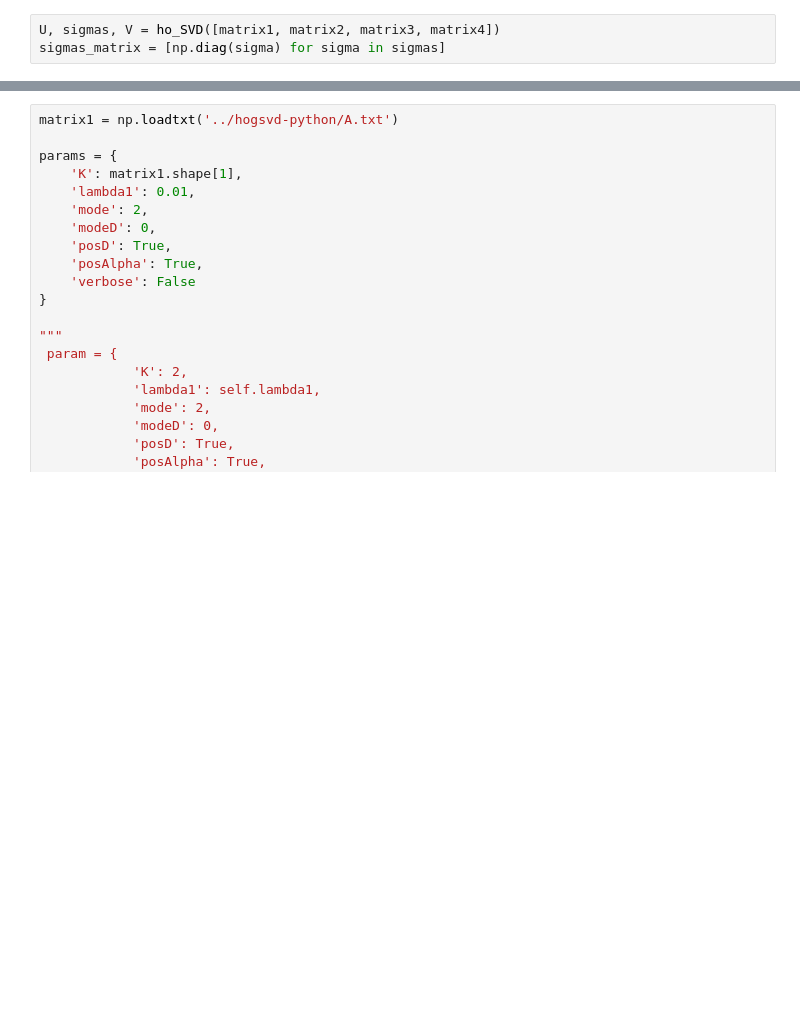
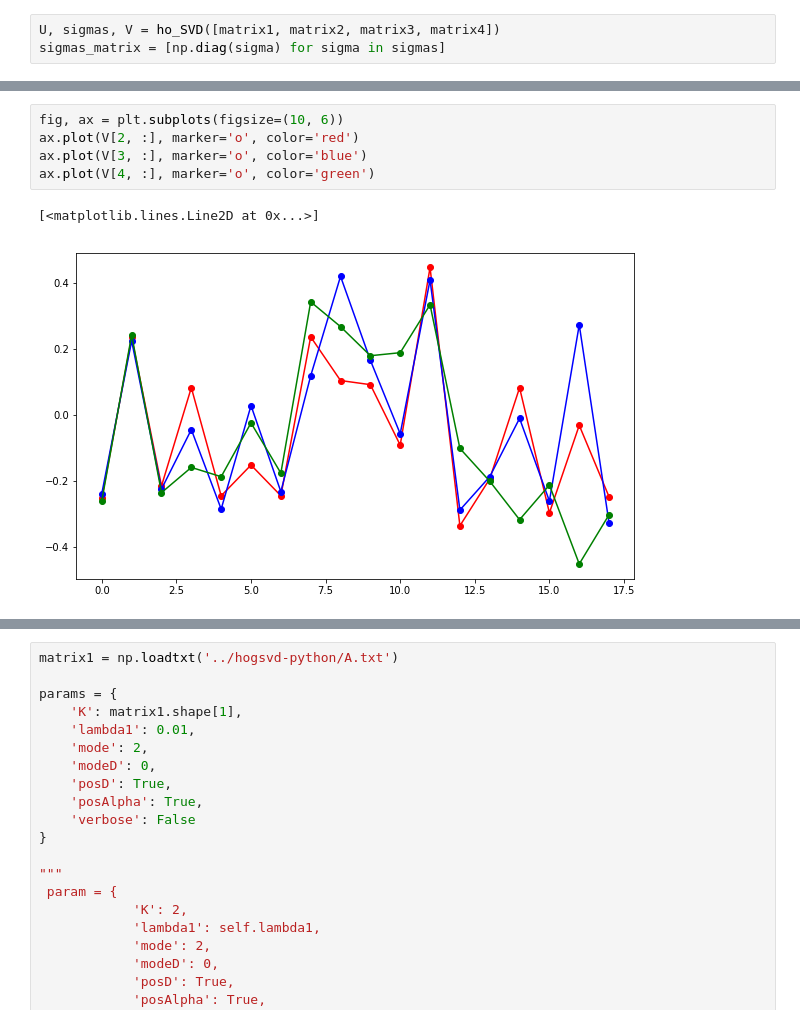
Before and after one commit to saketkc/EE-546-project, a Jupyter notebook: notebooks/10.HO-GSVD.ipynb, the cells around one changed output, grey strips where cells are left out. Cells and saved outputs as stored; diff of their text form; blank space fills up the shorter version.

```diff
--- a/notebooks/10.HO-GSVD.ipynb
+++ b/notebooks/10.HO-GSVD.ipynb
@@ -169,0 +297,8 @@ Index(['CLID', 'SYMBOL', 'NAME', 'MICROARRAY_CLASSIFICATION',
+# %%
+fig, ax = plt.subplots(figsize=(10, 6))
+ax.plot(V[2, :], marker='o', color='red')
+ax.plot(V[3, :], marker='o', color='blue')
+ax.plot(V[4, :], marker='o', color='green')
+# %% [output]
+[<matplotlib.lines.Line2D at 0x...>]
+[figure, added]
```
Also changed, not shown: parts of 27 cells of this notebook, 27 other files.
